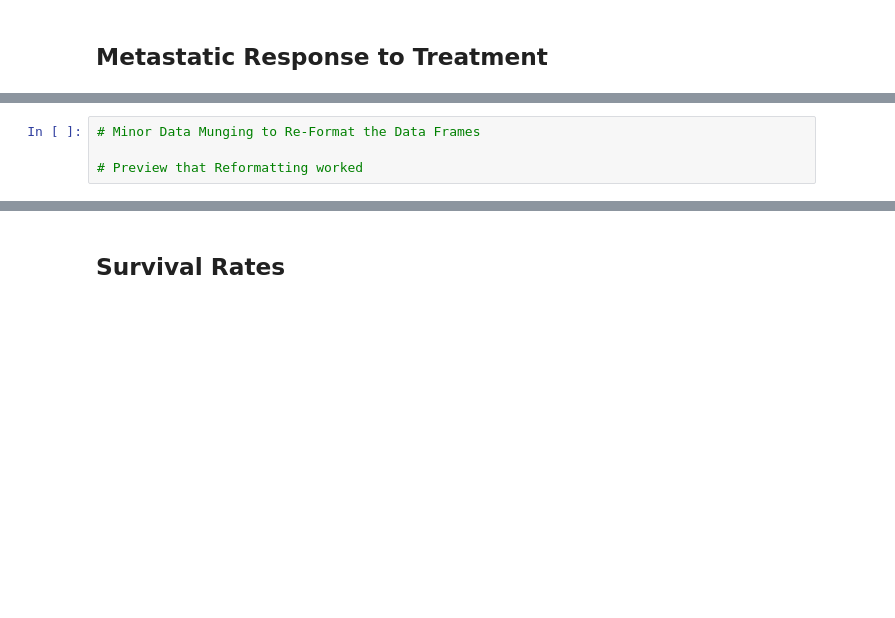
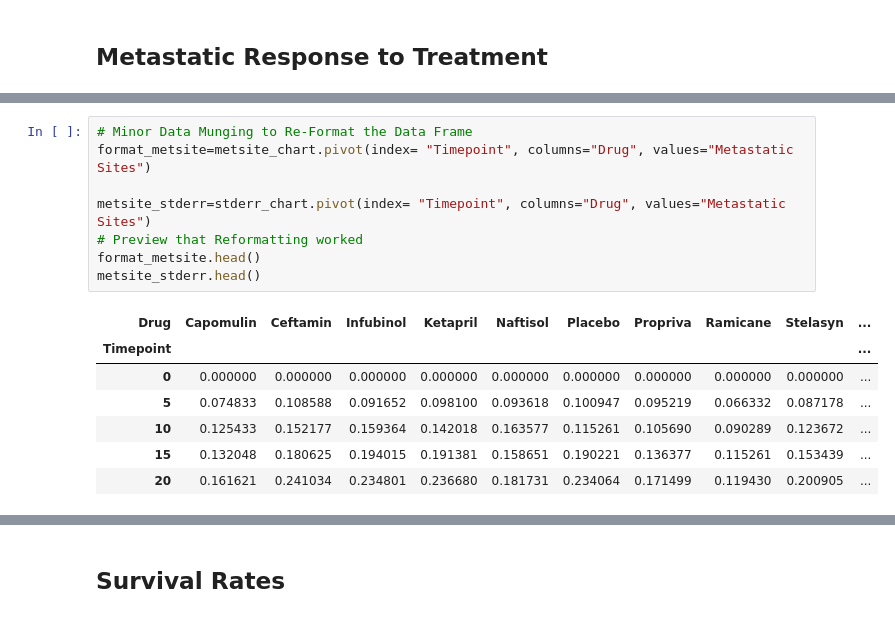
Before and after one commit to cvavoulis/Pymaceuticals-Inc, a Jupyter notebook: pymaceuticals_starter.ipynb, the cells around one changed output, grey strips where cells are left out. Saved outputs shown, nothing was run; the diff lists cells and outputs as text; blank space fills up the shorter version.

```diff
--- a/pymaceuticals_starter.ipynb
+++ b/pymaceuticals_starter.ipynb
@@ -132,4 +139,16 @@ plt.show()
 # %%
-# Minor Data Munging to Re-Format the Data Frames
+# Minor Data Munging to Re-Format the Data Frame
+format_metsite=metsite_chart.pivot(index= "Timepoint", columns="Drug", values="Metastatic Sites")
 
+metsite_stderr=stderr_chart.pivot(index= "Timepoint", columns="Drug", values="Metastatic Sites")
 # Preview that Reformatting worked
+format_metsite.head()
+metsite_stderr.head()
+# %% [output]
+| Drug | Capomulin | Ceftamin | Infubinol | Ketapril | Naftisol | Placebo | Propriva | Ramicane | Stelasyn | ... |
+| Timepoint |  |  |  |  |  |  |  |  |  | ... |
+| 0 | 0.000000 | 0.000000 | 0.000000 | 0.000000 | 0.000000 | 0.000000 | 0.000000 | 0.000000 | 0.000000 | ... |
+| 5 | 0.074833 | 0.108588 | 0.091652 | 0.098100 | 0.093618 | 0.100947 | 0.095219 | 0.066332 | 0.087178 | ... |
+| 10 | 0.125433 | 0.152177 | 0.159364 | 0.142018 | 0.163577 | 0.115261 | 0.105690 | 0.090289 | 0.123672 | ... |
+| 15 | 0.132048 | 0.180625 | 0.194015 | 0.191381 | 0.158651 | 0.190221 | 0.136377 | 0.115261 | 0.153439 | ... |
+| 20 | 0.161621 | 0.241034 | 0.234801 | 0.236680 | 0.181731 | 0.234064 | 0.171499 | 0.119430 | 0.200905 | ... |
```
Also changed, not shown: parts of 19 cells of this notebook.
